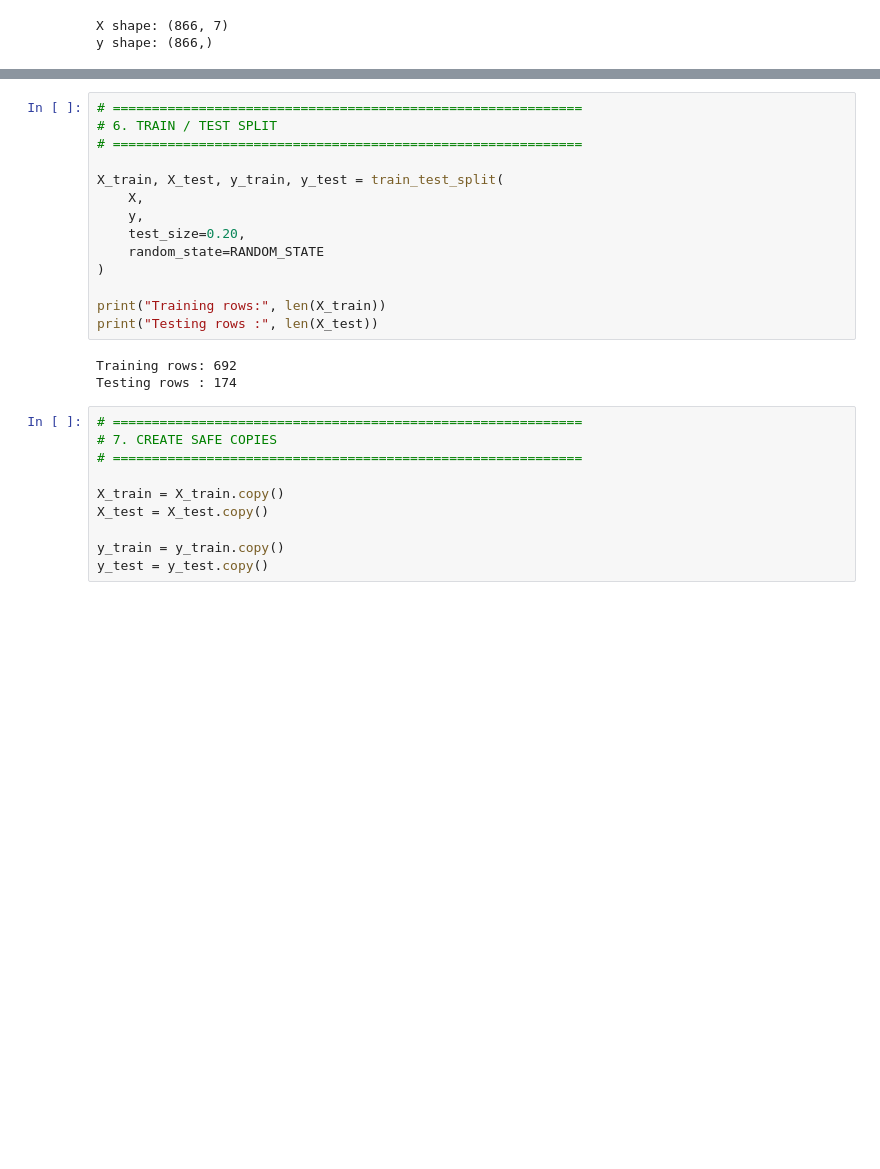
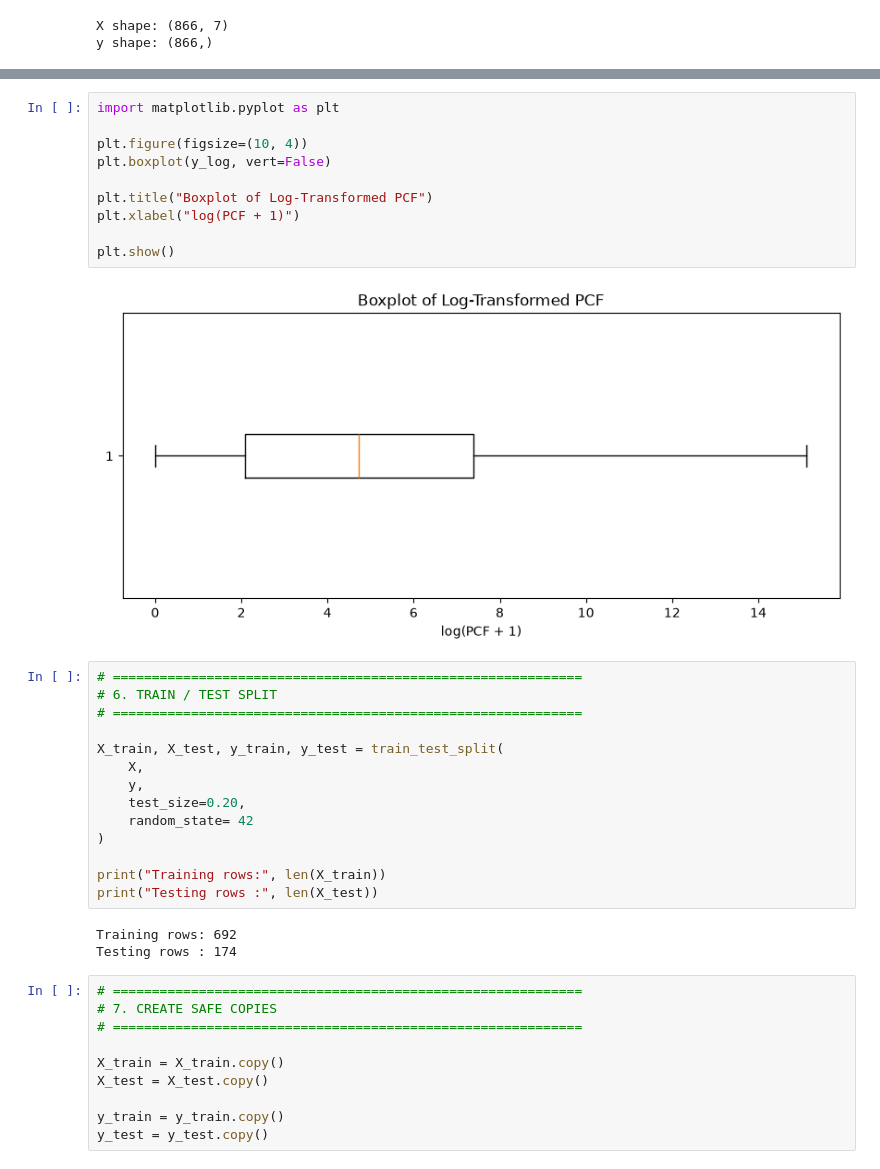
Before and after one commit to samina265/pcf-quality-framework, a Jupyter notebook: BEACON-PCF/notebooks/02-ml-log-product-weight-ipynb.ipynb, the cells around one changed output, grey strips where cells are left out. Cells and saved outputs as stored; diff of their text form; blank space fills up the shorter version.

```diff
--- a/BEACON-PCF/notebooks/02-ml-log-product-weight-ipynb.ipynb
+++ b/BEACON-PCF/notebooks/02-ml-log-product-weight-ipynb.ipynb
@@ -155,3 +193,15 @@ y shape: (866,)
+# %%
+import matplotlib.pyplot as plt
+
+plt.figure(figsize=(10, 4))
+plt.boxplot(y_log, vert=False)
+
+plt.title("Boxplot of Log-Transformed PCF")
+plt.xlabel("log(PCF + 1)")
+
+plt.show()
+# %% [output]
+[figure, added]
 # %%
 # ============================================================
 # 6. TRAIN / TEST SPLIT
@@ -161,7 +211,7 @@ X_train, X_test, y_train, y_test = train_test_split(
     X,
     y,
     test_size=0.20,
-    random_state=RANDOM_STATE
+    random_state= 42
 )
 
 print("Training rows:", len(X_train))
```
Also changed, not shown: parts of 3 cells of this notebook.
